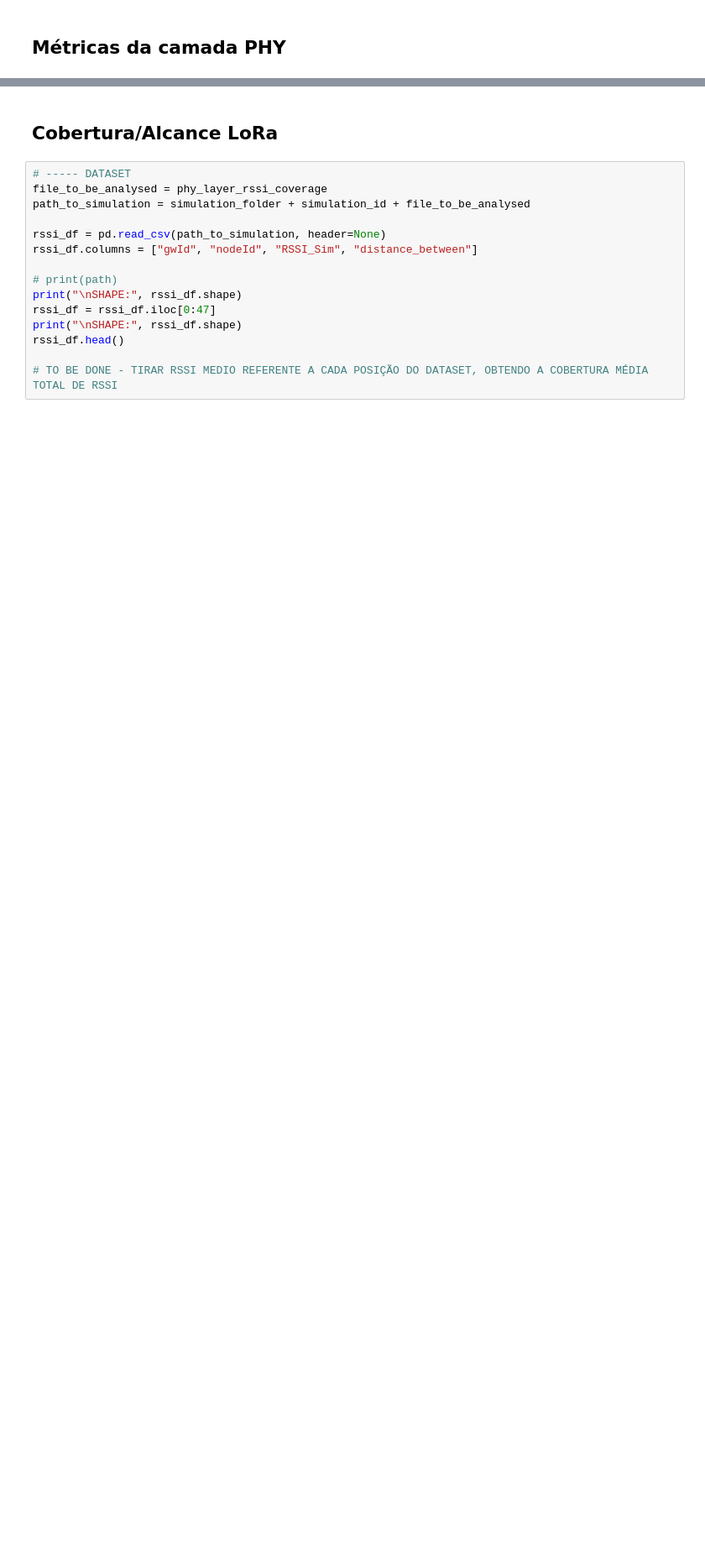
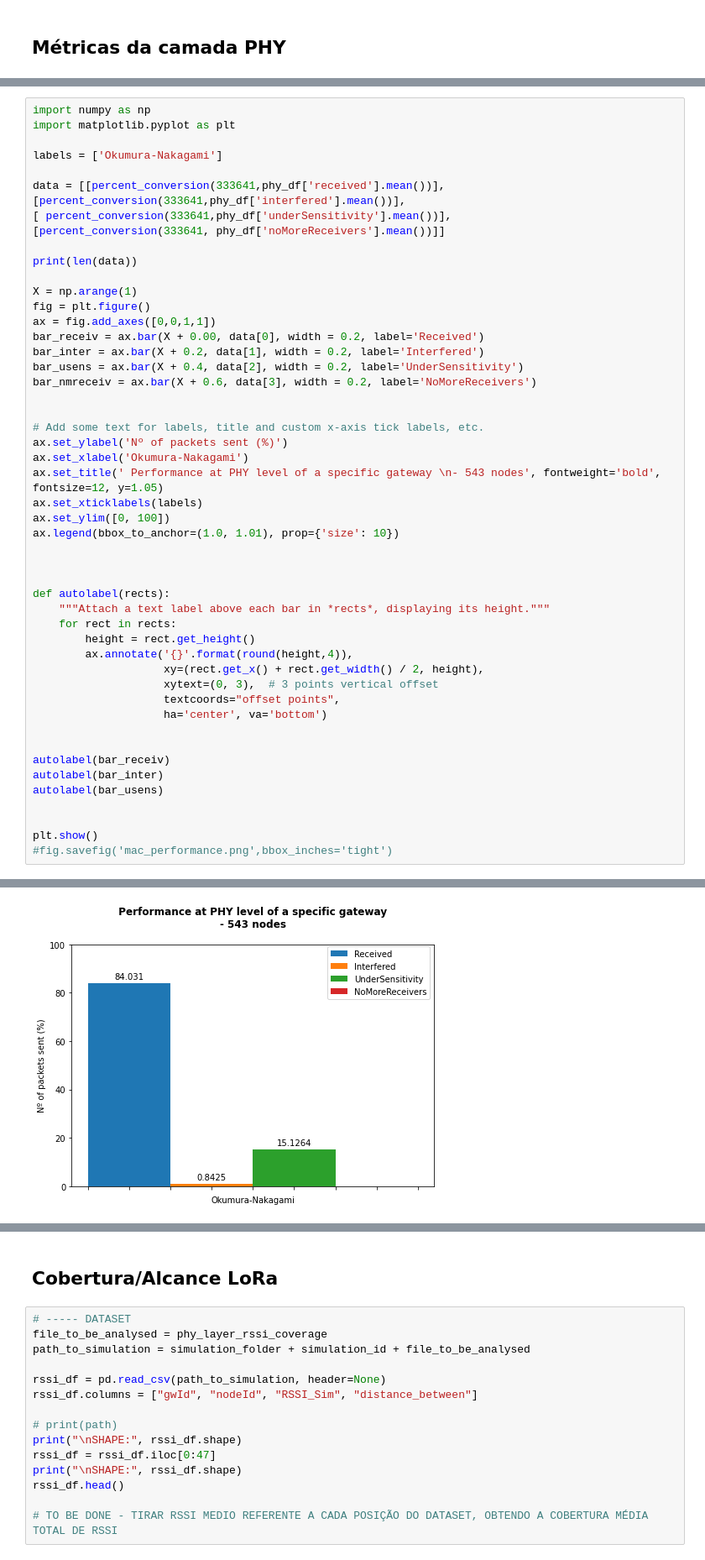
Before and after one commit to wasp-lahis/ns3-bmap, a Jupyter notebook: NS3/lorawan-experiments/smart-campus-applications/analyse_results/unicamp_scenario_analisys.ipynb, the cells around one changed output, grey strips where cells are left out. Shown at 84% size. Drawn from its saved outputs; the diff is of its cells as text; blank space fills up the shorter version.

```diff
--- a/NS3/lorawan-experiments/smart-campus-applications/analyse_results/unicamp_scenario_analisys.ipynb
+++ b/NS3/lorawan-experiments/smart-campus-applications/analyse_results/unicamp_scenario_analisys.ipynb
@@ -208 +203,52 @@ underSensitivity: 0.0
 lost: 0.0
+# %%
+import numpy as np
+import matplotlib.pyplot as plt
+
+labels = ['Okumura-Nakagami']
+
+data = [[percent_conversion(333641,phy_df['received'].mean())],
+[percent_conversion(333641,phy_df['interfered'].mean())],
+[ percent_conversion(333641,phy_df['underSensitivity'].mean())],
+[percent_conversion(333641, phy_df['noMoreReceivers'].mean())]]
+
+print(len(data))
+
+X = np.arange(1)
+fig = plt.figure()
+ax = fig.add_axes([0,0,1,1])
+bar_receiv = ax.bar(X + 0.00, data[0], width = 0.2, label='Received')
+bar_inter = ax.bar(X + 0.2, data[1], width = 0.2, label='Interfered')
+bar_usens = ax.bar(X + 0.4, data[2], width = 0.2, label='UnderSensitivity')
+bar_nmreceiv = ax.bar(X + 0.6, data[3], width = 0.2, label='NoMoreReceivers')
+
+
+# Add some text for labels, title and custom x-axis tick labels, etc.
+ax.set_ylabel('Nº of packets sent (%)')
+ax.set_xlabel('Okumura-Nakagami')
+ax.set_title(' Performance at PHY level of a specific gateway \n- 543 nodes', fontweight='bold', fontsize=12, y=1.05)
+ax.set_xticklabels(labels)
+ax.set_ylim([0, 100])
+ax.legend(bbox_to_anchor=(1.0, 1.01), prop={'size': 10})
+
+
+
+def autolabel(rects):
+    """Attach a text label above each bar in *rects*, displaying its height."""
+    for rect in rects:
+        height = rect.get_height()
+        ax.annotate('{}'.format(round(height,4)),
+                    xy=(rect.get_x() + rect.get_width() / 2, height),
+                    xytext=(0, 3),  # 3 points vertical offset
+                    textcoords="offset points",
+                    ha='center', va='bottom')
+
+
+autolabel(bar_receiv)
+autolabel(bar_inter)
+autolabel(bar_usens)
+
+
+plt.show()
+#fig.savefig('mac_performance.png',bbox_inches='tight')
+# %% [output]
@@ -208,0 +256 @@ lost: 0.0
+[figure, added]
```
Also changed, not shown: parts of 23 cells of this notebook, 28 other files.
